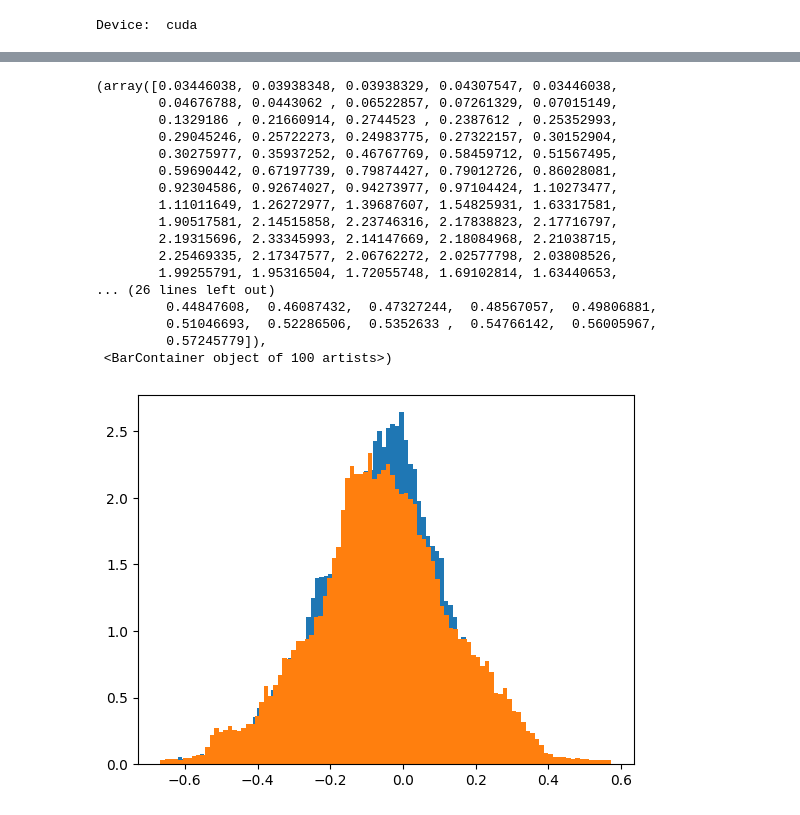
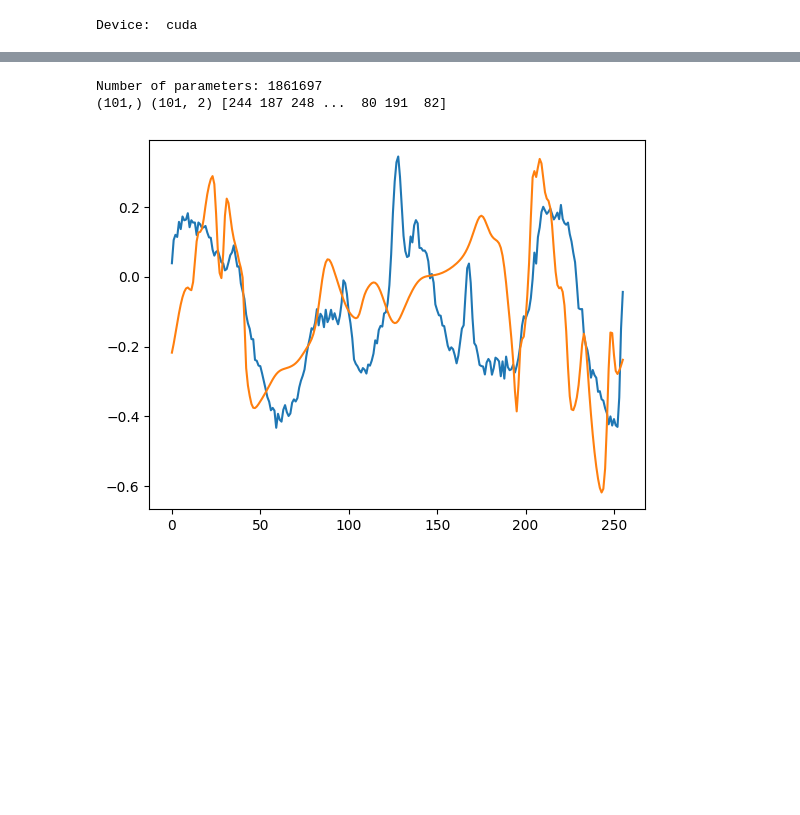
Before and after one commit to baristuran/baris-personal, a Jupyter notebook: data_assimilation.ipynb, the cells around one changed output, grey strips where cells are left out. Cells and saved outputs as stored; diff of their text form; code cells hidden in the pictures; blank space fills up the shorter version.

```diff
--- a/data_assimilation.ipynb
+++ b/data_assimilation.ipynb
@@ -148,10 +157,7 @@ ax2.imshow(interpolated_sparse_measurement[0, 5])
 
 #Generate high fidelity data from sparse mesurements
 #interpolated_sparse_measurement = torch.tensor(interpolated_sparse_measurement[3,-1], dtype=torch.float32).unsqueeze(1).to(device)
-sparse_measurement = torch.tensor(interpolated_sparse_measurement[0],  dtype=torch.float32).unsqueeze(1).to(device)
-K = 1
-steps = np.ones((K,), dtype=np.int16) * 100
-generated_image = denoise(sparse_measurement, model,steps=steps, K=K, beta_max=0.002, output_freq=10, show_intermediate_output=False).squeeze().detach().cpu().numpy()
+generated_image = denoise(sparse_measurement, model,steps=steps, K=K, beta_max=0.02, output_freq=10, show_intermediate_output=False).squeeze().detach().cpu().numpy()
 plt.imshow(generated_image[5])
 plt.title("Generated Image")
 plt.savefig("beta_max_0_02_S_400.png", dpi=400)
@@ -306,24 +288,13 @@ IndexError: index 1 is out of bounds for axis 0 with size 1
-# %%
-fig2, ax2 = plt.subplots()
-
-ax2.hist(generated_image.flatten(), bins=100, density=True)
-ax2.hist(test_snapshot.flatten(), bins=100, density=True)
-# %% [output]
-(array([0.03446038, 0.03938348, 0.03938329, 0.04307547, 0.03446038,
-        0.04676788, 0.0443062 , 0.06522857, 0.07261329, 0.07015149,
-        0.1329186 , 0.21660914, 0.2744523 , 0.2387612 , 0.25352993,
-        0.29045246, 0.25722273, 0.24983775, 0.27322157, 0.30152904,
-        0.30275977, 0.35937252, 0.46767769, 0.58459712, 0.51567495,
-        0.59690442, 0.67197739, 0.79874427, 0.79012726, 0.86028081,
-        0.92304586, 0.92674027, 0.94273977, 0.97104424, 1.10273477,
-        1.11011649, 1.26272977, 1.39687607, 1.54825931, 1.63317581,
-        1.90517581, 2.14515858, 2.23746316, 2.17838823, 2.17716797,
-        2.19315696, 2.33345993, 2.14147669, 2.18084968, 2.21038715,
-        2.25469335, 2.17347577, 2.06762272, 2.02577798, 2.03808526,
-        1.99255791, 1.95316504, 1.72055748, 1.69102814, 1.63440653,
-... (26 lines left out)
-         0.44847608,  0.46087432,  0.47327244,  0.48567057,  0.49806881,
-         0.51046693,  0.52286506,  0.5352633 ,  0.54766142,  0.56005967,
-         0.57245779]),
- <BarContainer object of 100 artists>)
-[figure, removed]
+# %%
+print("Number of parameters:", sum(p.numel() for p in model.parameters() if p.requires_grad))
+
+
+plt.plot(generated_image[5, 10])
+plt.plot(test_snapshots[trajectory, 5, 10])
+
+
+print(bins_gt.shape, bins.shape, nx)
+# %% [output]
+Number of parameters: 1861697
+(101,) (101, 2) [244 187 248 ...  80 191  82]
+[figure, added]
```
Also changed, not shown: parts of 5 cells of this notebook, 2 other files.
